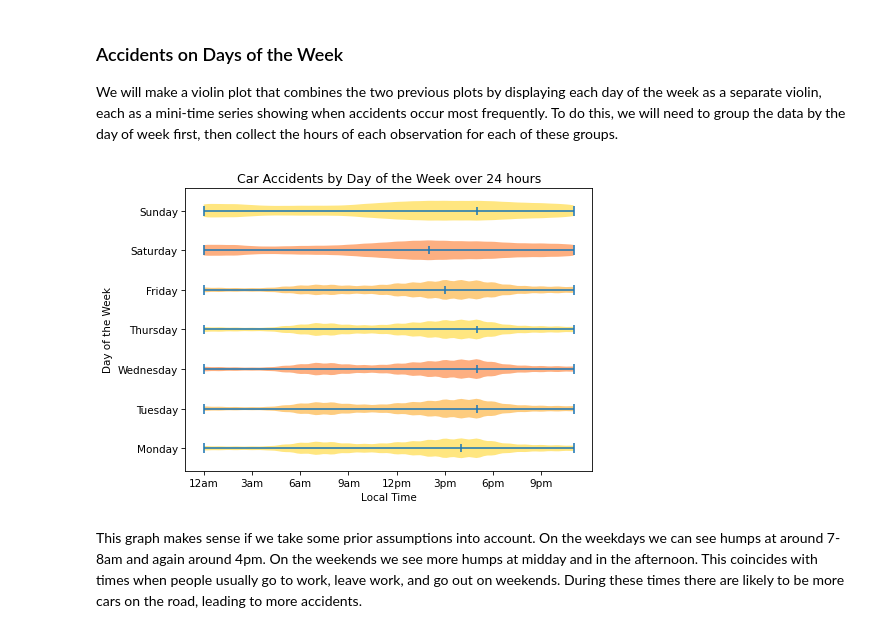
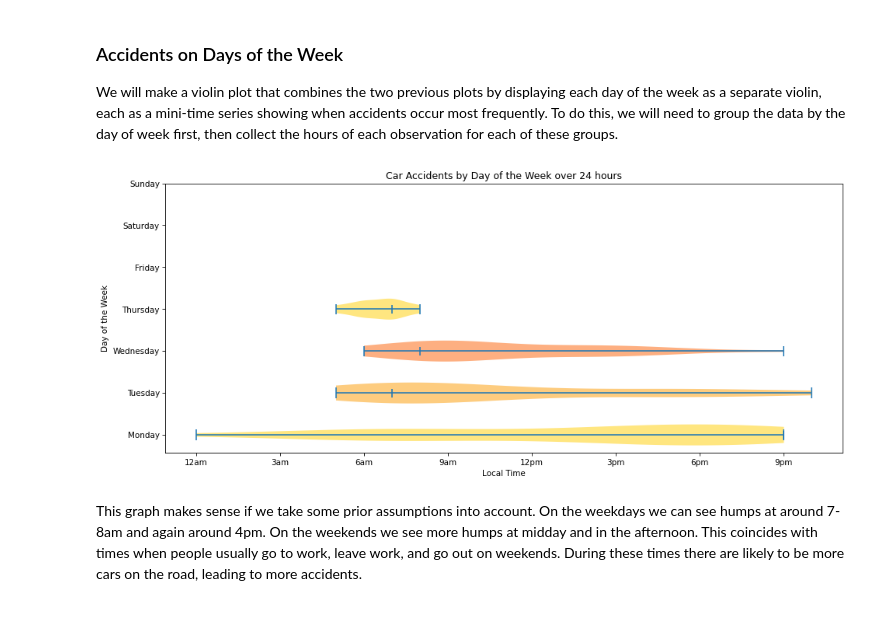
Before and after one commit to kashishpt/CMSC320FinalProject, a Jupyter notebook: main.ipynb, the cells around one changed output. Saved outputs shown, nothing was run; the diff lists cells and outputs as text; code cells hidden in the pictures.

```diff
--- a/main.ipynb
+++ b/main.ipynb
@@ -48,7 +56,7 @@ pio.renderers.default = 'iframe'
 ## Reading in the Data & Initial Steps
 We start by reading in the data from our downloaded CSV file. Note that there is _a lot_ of data, so running this cell and most others make take a few seconds to complete.
 # %%
-#data = pd.read_csv('./US_Accidents_Dec21_updated.csv', nrows=100)
-data = pd.read_csv('./US_Accidents_Dec21_updated.csv')
+data = pd.read_csv('./US_Accidents_Dec21_updated.csv', nrows=100)
+# data = pd.read_csv('./US_Accidents_Dec21_updated.csv')
 # %% [markdown]
 This cell sets up some variables used throughout the analysis for styling our plots.
@@ -170,34 +186,35 @@ We will make a violin plot that combines the two previous plots by displaying ea
 data['Start_Time'] = pd.to_datetime(data['Start_Time'], infer_datetime_format=True)
 
 # create a list of lists with each inner list representing a different day of the week that contains the hours that an accident occurs
 data['Day'] = data['Start_Time'].apply(lambda x: x.dayofweek)
 data['Hour'] = data['Start_Time'].apply(lambda x: x.hour)
 grouped_by_day = data.groupby(by='Day')
 hour_foreach_day = grouped_by_day.apply(lambda x: x['Hour'].tolist()).tolist()
 
 # create the violin plot
+plt_params['figure.figsize'] = (15, 6)
 fig, ax = plt.subplots()
 violins = ax.violinplot(dataset=hour_foreach_day, positions=range(len(hour_foreach_day)), vert=False)
 
 # add lines marking the mode for each day, representing the time where most accidents happen
 bodies = violins['bodies']
 modes = [mode(x) for x in hour_foreach_day]
 ax.vlines(modes, list(map(lambda x: x-0.1, range(len(bodies)))), list(map(lambda x: x+0.1, range(len(bodies)))))
 
 # add colors to help differentiate each violin
 for i in range(len(bodies)):
     bodies[i].set_facecolor(color_scheme[i % 3 + 1])
     bodies[i].set_alpha(0.5)
 
 # add labels to plot
 plt.yticks(ticks=[0, 1, 2, 3, 4, 5, 6], labels=["Monday", "Tuesday", "Wednesday", "Thursday", "Friday", "Saturday", "Sunday"])
 plt.title("Car Accidents by Day of the Week over 24 hours")
 plt.xlabel("Local Time")
 plt.ylabel("Day of the Week")
 plt.xticks(ticks=[0, 3, 6, 9, 12, 15, 18, 21], labels=["12am", "3am", "6am", "9am", "12pm", "3pm", "6pm", "9pm"])
 plt.show()
 # %% [output]
-[figure, old version]
+[figure, new version]
 # %% [markdown]
 This graph makes sense if we take some prior assumptions into account. On the weekdays we can see humps at around 7-8am and again around 4pm. On the weekends we see more humps at midday and in the afternoon. This coincides with times when people usually go to work, leave work, and go out on weekends. During these times there are likely to be more cars on the road, leading to more accidents.
 # %% [markdown]
```
Also changed, not shown: parts of 8 cells of this notebook, 1 other file.
